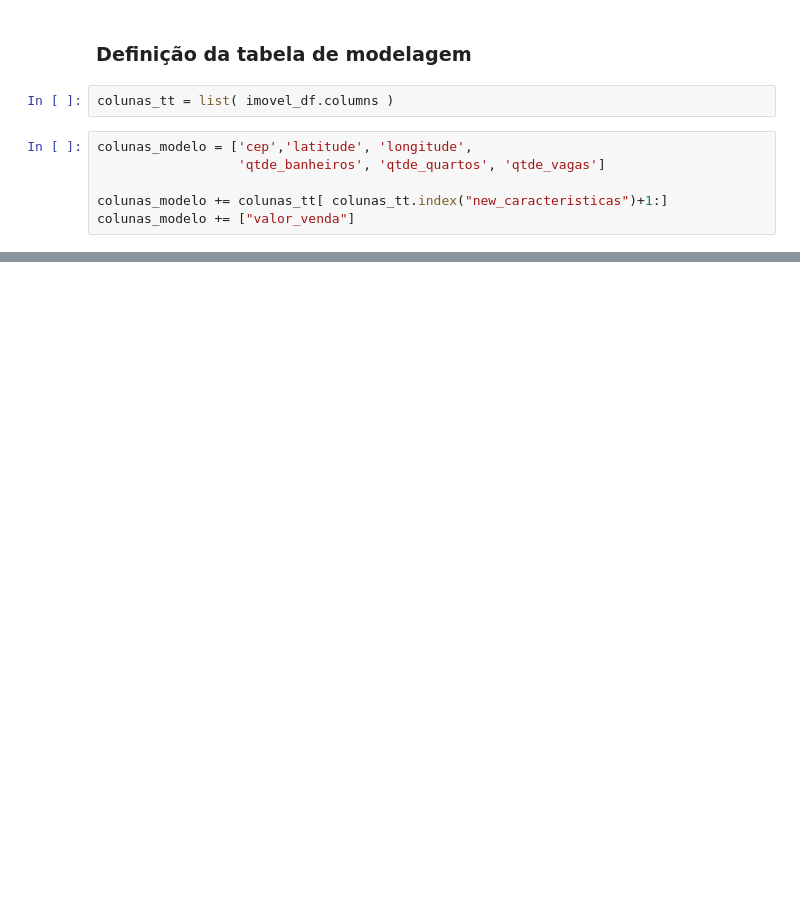
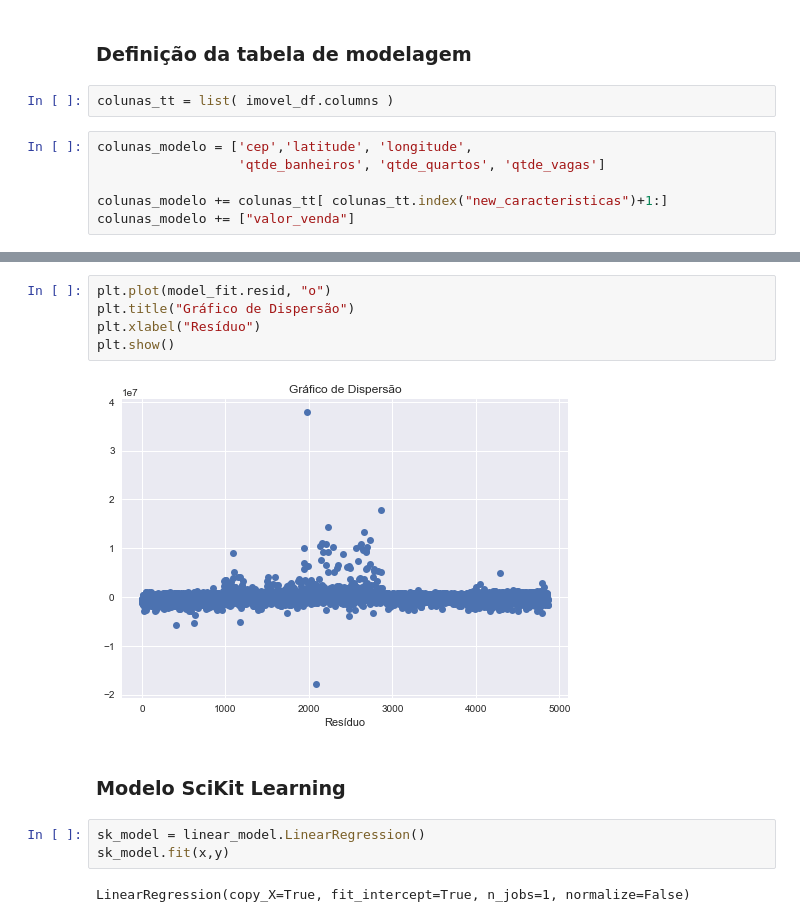
Before and after one commit to TeoCalvo/compy, a Jupyter notebook: scr/Web Scrap & Machine Learning.ipynb, the cells around one changed output, grey strips where cells are left out. Saved outputs shown, nothing was run; the diff lists cells and outputs as text; blank space fills up the shorter version.

```diff
--- a/scr/Web Scrap & Machine Learning.ipynb
+++ b/scr/Web Scrap & Machine Learning.ipynb
@@ -83,0 +207,14 @@ tb_model.head()
+# %%
+plt.plot(model_fit.resid, "o")
+plt.title("Gráfico de Dispersão")
+plt.xlabel("Resíduo")
+plt.show()
+# %% [output]
+[figure, added]
+# %% [markdown]
+### Modelo SciKit Learning
+# %%
+sk_model = linear_model.LinearRegression()
+sk_model.fit(x,y)
+# %% [output]
+LinearRegression(copy_X=True, fit_intercept=True, n_jobs=1, normalize=False)
```
Also changed, not shown: parts of 17 cells of this notebook, 1 other file.
